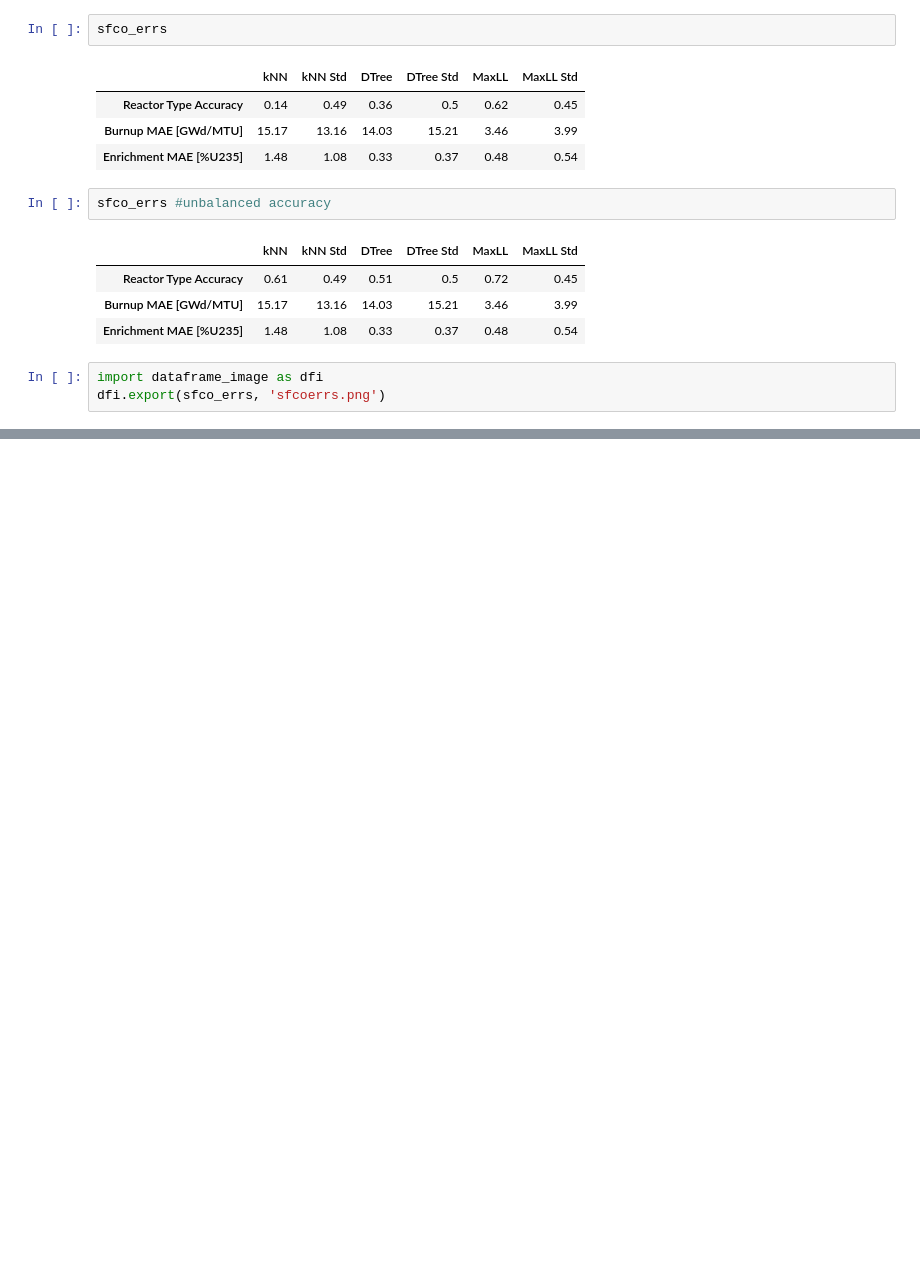
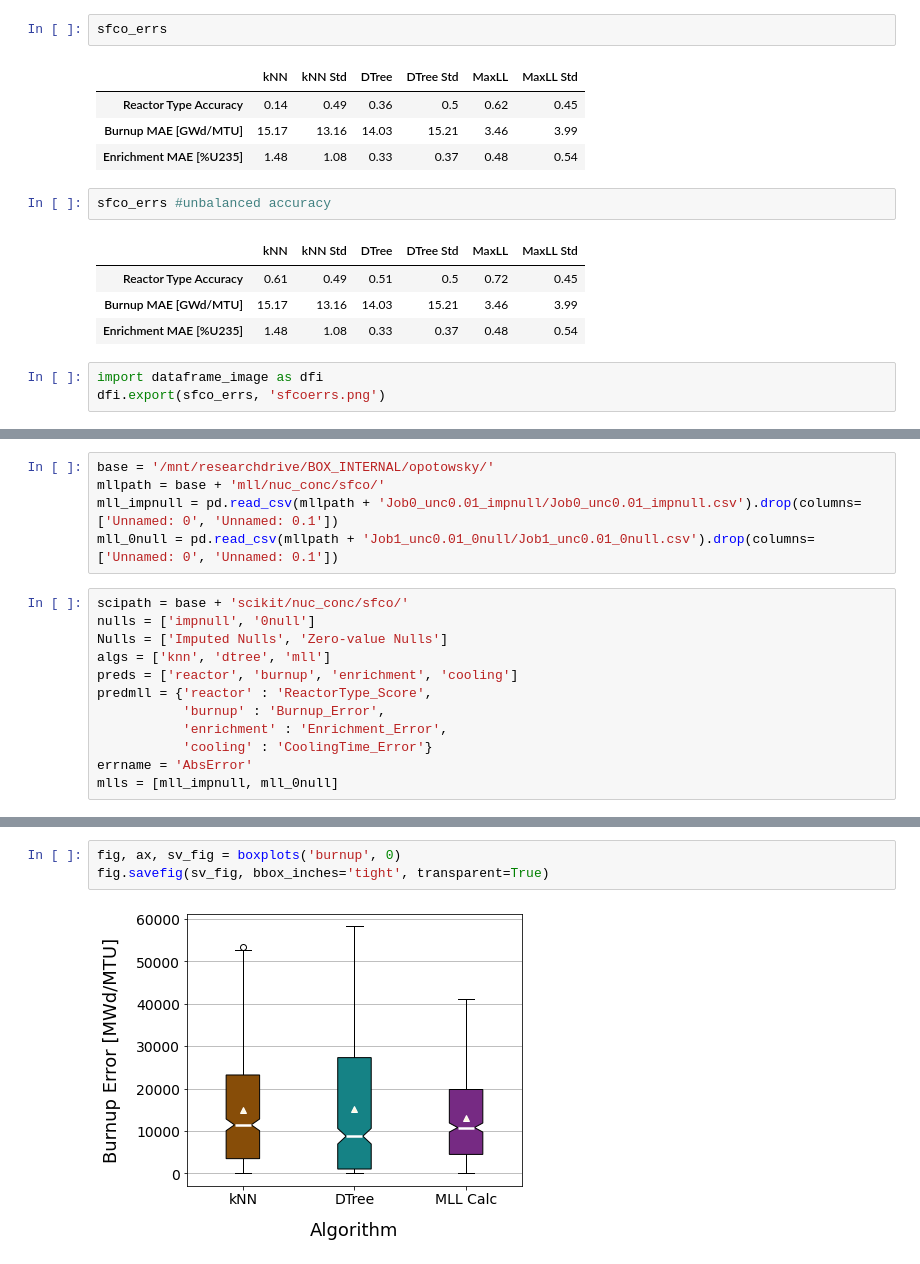
Before and after one commit to opotowsky/process_results, a Jupyter notebook: sfco-preds_mll_scikit_compare.ipynb, the cells around one changed output, grey strips where cells are left out. Cells and saved outputs as stored; diff of their text form; blank space fills up the shorter version.

```diff
--- a/sfco-preds_mll_scikit_compare.ipynb
+++ b/sfco-preds_mll_scikit_compare.ipynb
@@ -239,0 +220,17 @@ Burnup, ExpVar, 29 nuclides:
+# %%
+base = '/mnt/researchdrive/BOX_INTERNAL/opotowsky/'
+mllpath = base + 'mll/nuc_conc/sfco/'
+mll_impnull = pd.read_csv(mllpath + 'Job0_unc0.01_impnull/Job0_unc0.01_impnull.csv').drop(columns=['Unnamed: 0', 'Unnamed: 0.1'])
+mll_0null = pd.read_csv(mllpath + 'Job1_unc0.01_0null/Job1_unc0.01_0null.csv').drop(columns=['Unnamed: 0', 'Unnamed: 0.1'])
+# %%
+scipath = base + 'scikit/nuc_conc/sfco/'
+nulls = ['impnull', '0null']
+Nulls = ['Imputed Nulls', 'Zero-value Nulls']
+algs = ['knn', 'dtree', 'mll']
+preds = ['reactor', 'burnup', 'enrichment', 'cooling']
+predmll = {'reactor' : 'ReactorType_Score',
+           'burnup' : 'Burnup_Error',
+           'enrichment' : 'Enrichment_Error',
+           'cooling' : 'CoolingTime_Error'}
+errname = 'AbsError'
+mlls = [mll_impnull, mll_0null]
@@ -239,0 +280,5 @@ Burnup, ExpVar, 29 nuclides:
+# %%
+fig, ax, sv_fig = boxplots('burnup', 0)
+fig.savefig(sv_fig, bbox_inches='tight', transparent=True)
+# %% [output]
+[figure, added]
```
Also changed, not shown: parts of 31 cells of this notebook, 1 other file.
